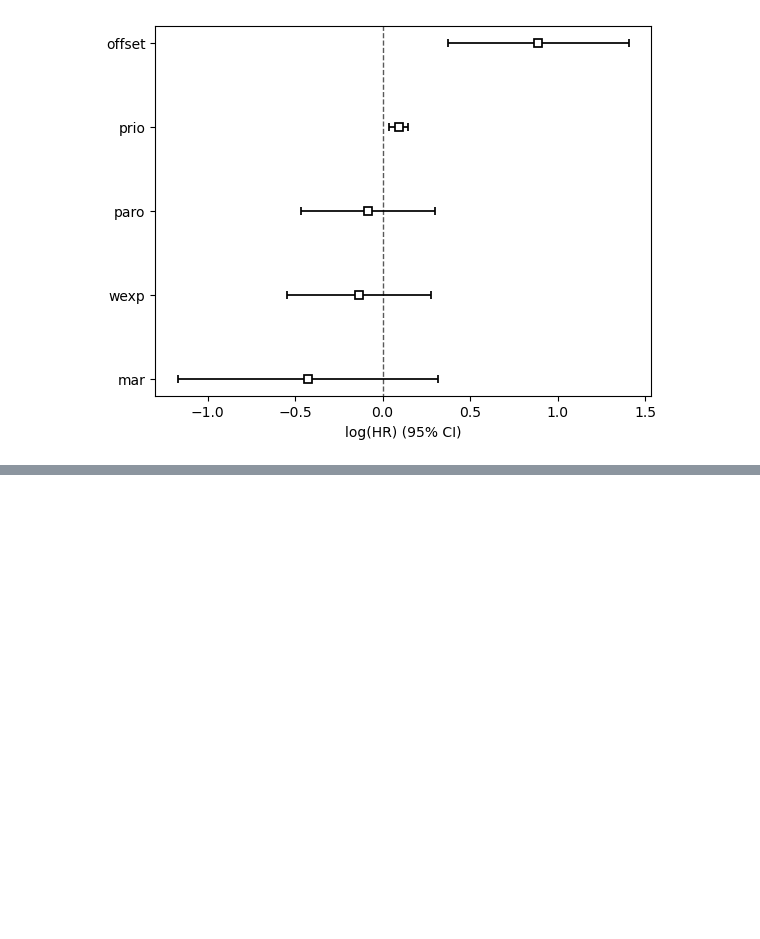
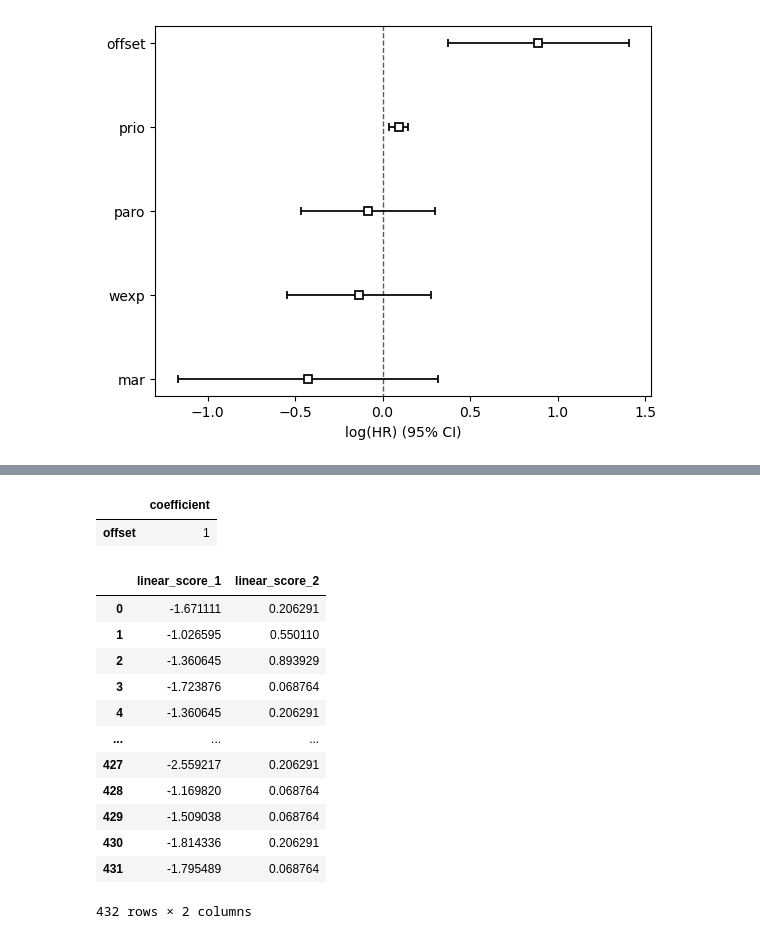
Before and after one commit to arcticronin/CoPLaS, a Jupyter notebook: lifelinesmodel.ipynb, the cells around one changed output, grey strips where cells are left out. Saved outputs shown, nothing was run; the diff lists cells and outputs as text; code cells hidden in the pictures; blank space fills up the shorter version.

```diff
--- a/lifelinesmodel.ipynb
+++ b/lifelinesmodel.ipynb
@@ -220,2 +229,3 @@ print(result[0])
 # %%
-type(result)
+# Convert the R dataframe to a pandas DataFrame
+coefficient_df = pandas2ri.rpy2py(result[0])
@@ -223,0 +266,25 @@ rpy2.robjects.vectors.ListVector
+# %%
+offset_row
+# %% [output]
+|  | coefficient |
+| offset | 1 |
+# %%
+# Calculate the linear scores
+linear_scores_2 = X2.mul(coefficient_df.iloc[:, 0], axis=1).sum(axis=1)
+# %%
+pd.DataFrame({"linear_score_1":linear_scores,
+            "linear_score_2":linear_scores_2})
+# %% [output]
+|  | linear_score_1 | linear_score_2 |
+| 0 | -1.671111 | 0.206291 |
+| 1 | -1.026595 | 0.550110 |
+| 2 | -1.360645 | 0.893929 |
+| 3 | -1.723876 | 0.068764 |
+| 4 | -1.360645 | 0.206291 |
+| ... | ... | ... |
+| 427 | -2.559217 | 0.206291 |
+| 428 | -1.169820 | 0.068764 |
+| 429 | -1.509038 | 0.068764 |
+| 430 | -1.814336 | 0.206291 |
+| 431 | -1.795489 | 0.068764 |
+432 rows × 2 columns
```
Also changed, not shown: parts of 9 cells of this notebook, 6 other files.
